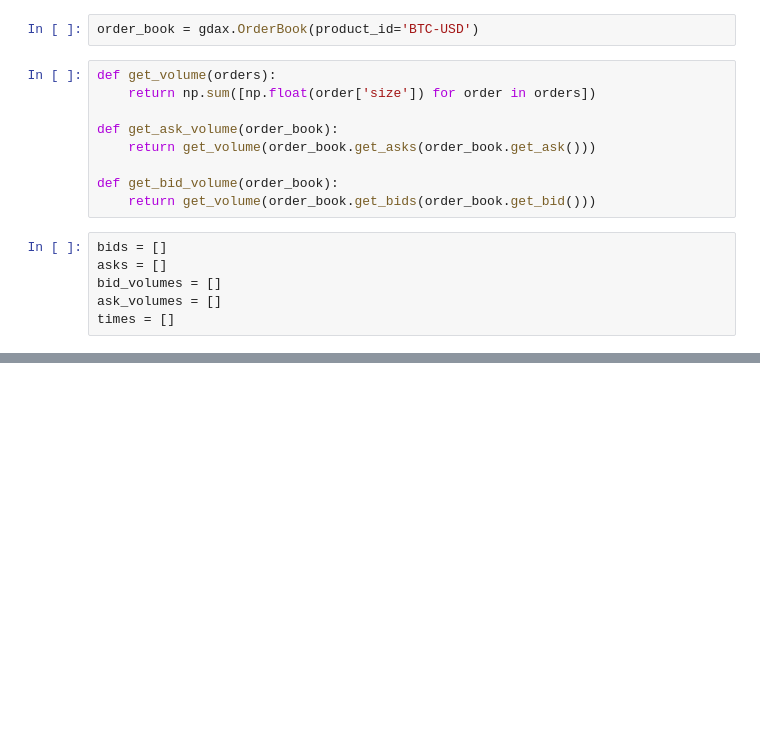
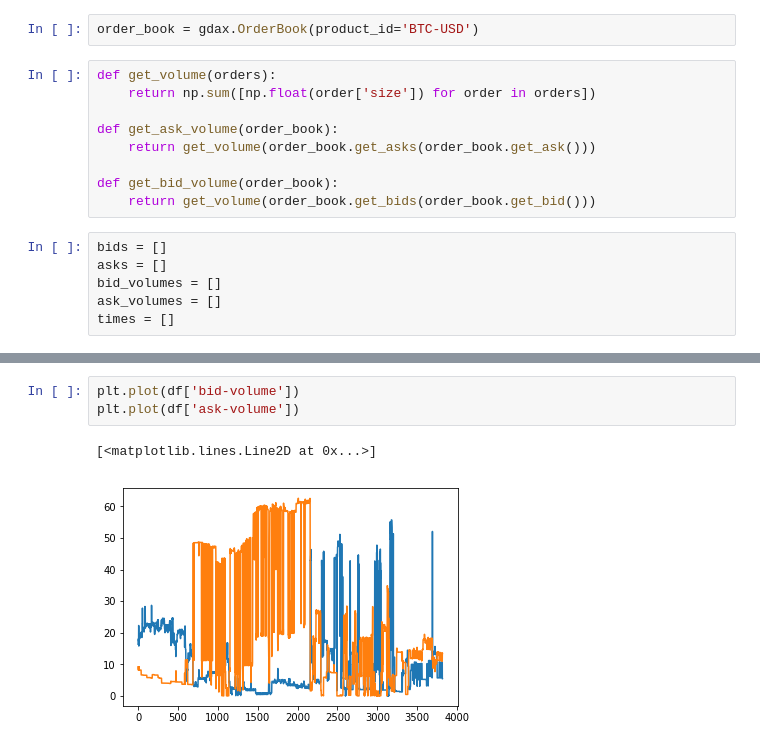
Before and after one commit to inmensustrading/inmensus, a Jupyter notebook: research/book-pressure/data-collection.ipynb, the cells around one changed output, grey strips where cells are left out. Cells and saved outputs as stored; diff of their text form; blank space fills up the shorter version.

```diff
--- a/research/book-pressure/data-collection.ipynb
+++ b/research/book-pressure/data-collection.ipynb
@@ -85,0 +87,6 @@ data.to_csv("data/test.csv")
+# %%
+plt.plot(df['bid-volume'])
+plt.plot(df['ask-volume'])
+# %% [output]
+[<matplotlib.lines.Line2D at 0x...>]
+[figure, added]
```
Also changed, not shown: parts of 6 cells of this notebook, 2 other files.
